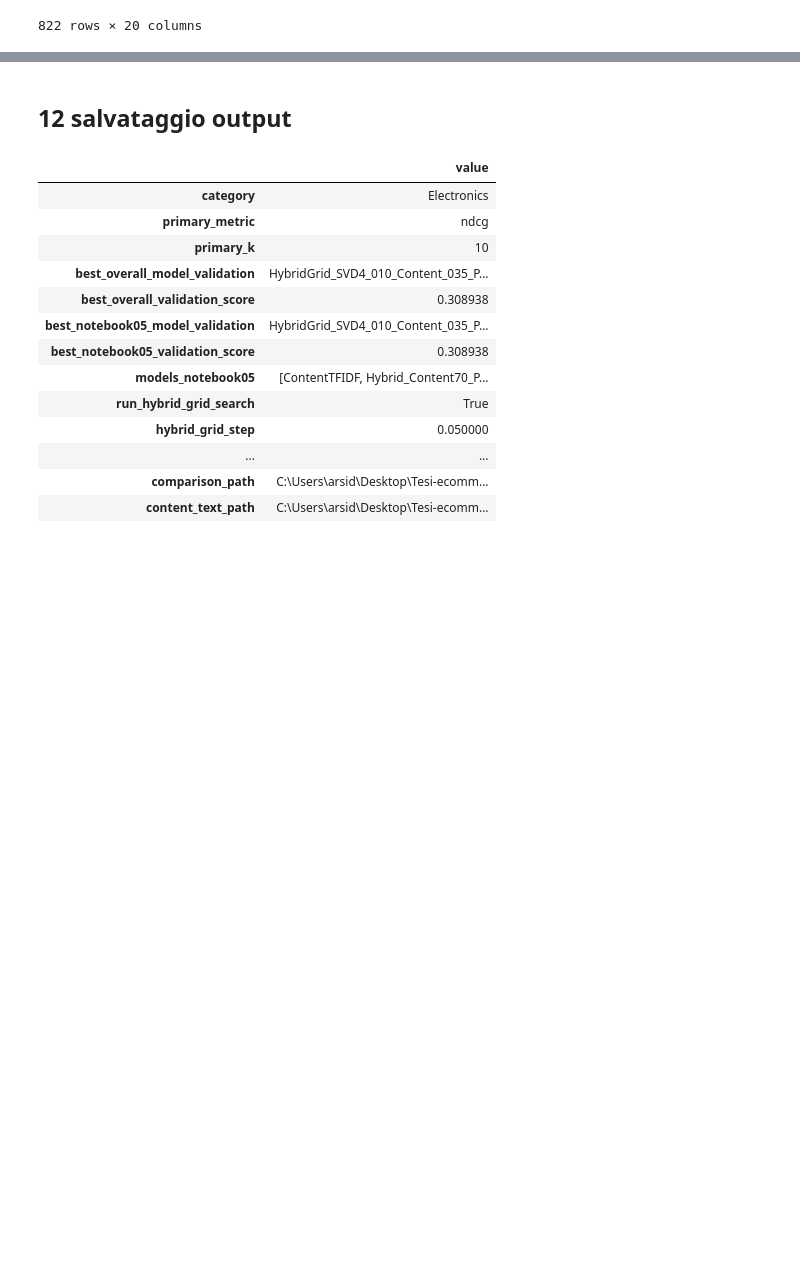
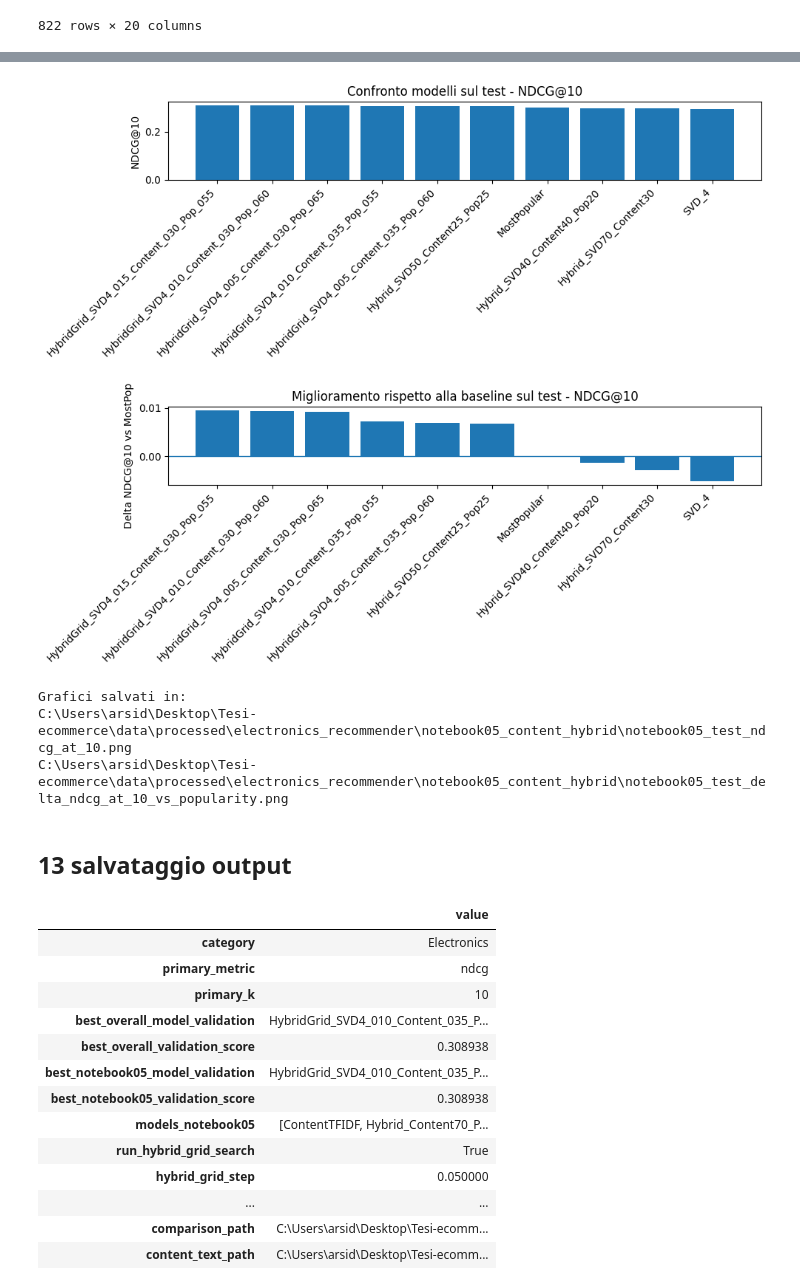
Before and after one commit to arsid2828/Tesi-ecommerce, a Jupyter notebook: notebooks/05_content_based_hybrid_recommender.ipynb, the cells around one changed output, grey strips where cells are left out. Cells and saved outputs as stored; diff of their text form; code cells hidden in the pictures; blank space fills up the shorter version.

Commit message:
notebook5 analisi e grafici

```diff
--- a/notebooks/05_content_based_hybrid_recommender.ipynb
+++ b/notebooks/05_content_based_hybrid_recommender.ipynb
@@ -1082,5 +1232,45 @@ display(comparison_sorted_df)
+# %%
+import matplotlib.pyplot as plt
+
+plot_test_df=primary_test_comparison_df.head(10).copy()
+delta_col=f"{PRIMARY_METRIC}_delta_vs_popularity"
+metric_label=f"{PRIMARY_METRIC.upper()}@{PRIMARY_K}"
+FIG_TEST_METRIC_PATH=NOTEBOOK05_DIR/f"notebook05_test_{PRIMARY_METRIC}_at_{PRIMARY_K}.png"
+FIG_DELTA_PATH=NOTEBOOK05_DIR/f"notebook05_test_delta_{PRIMARY_METRIC}_at_{PRIMARY_K}_vs_popularity.png"
+
+if plot_test_df.empty:
+    print("Nessun risultato disponibile per generare i grafici finali")
+else:
+    plt.figure(figsize=(10,4))
+    plt.bar(plot_test_df["model"],plot_test_df[PRIMARY_METRIC])
+    plt.xticks(rotation=45,ha="right")
+    plt.ylabel(metric_label)
+    plt.title(f"Confronto modelli sul test - {metric_label}")
+    plt.tight_layout()
+    plt.savefig(FIG_TEST_METRIC_PATH,dpi=160,bbox_inches="tight")
+    plt.show()
+
+    plt.figure(figsize=(10,4))
+    plt.bar(plot_test_df["model"],plot_test_df[delta_col])
+    plt.axhline(0,linewidth=1)
+    plt.xticks(rotation=45,ha="right")
+    plt.ylabel(f"Delta {metric_label} vs MostPopular")
+    plt.title(f"Miglioramento rispetto alla baseline sul test - {metric_label}")
+    plt.tight_layout()
+    plt.savefig(FIG_DELTA_PATH,dpi=160,bbox_inches="tight")
+    plt.show()
+
+    print("Grafici salvati in:")
+    print(FIG_TEST_METRIC_PATH)
+    print(FIG_DELTA_PATH)
+# %% [output]
+[figure, added]
+[figure, added]
+Grafici salvati in:
+C:\Users\arsid\Desktop\Tesi-ecommerce\data\processed\electronics_recommender\notebook05_content_hybrid\notebook05_test_ndcg_at_10.png
+C:\Users\arsid\Desktop\Tesi-ecommerce\data\processed\electronics_recommender\notebook05_content_hybrid\notebook05_test_delta_ndcg_at_10_vs_popularity.png
 # %% [markdown]
-## 12 salvataggio output
+## 13 salvataggio output
 # %%
 #salviamo metriche, confronti, rank e testi dei prodotti,TFIDF, profili utente
 NOTEBOOK05_METRICS_PATH=NOTEBOOK05_DIR/"notebook05_metrics.csv"
```
Also changed, not shown: parts of 2 cells of this notebook, 2 other files.
